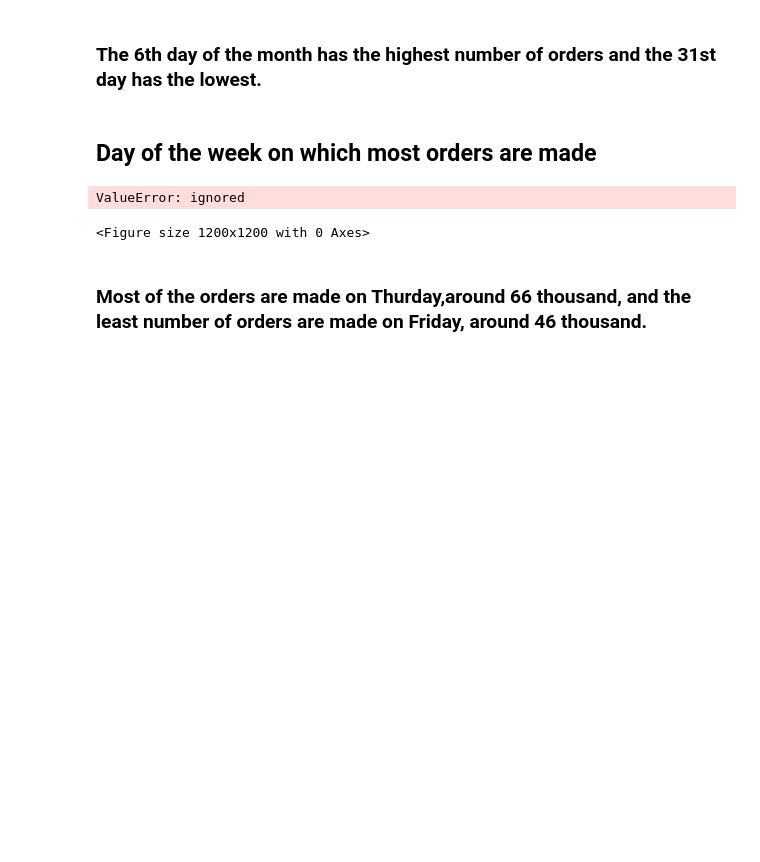
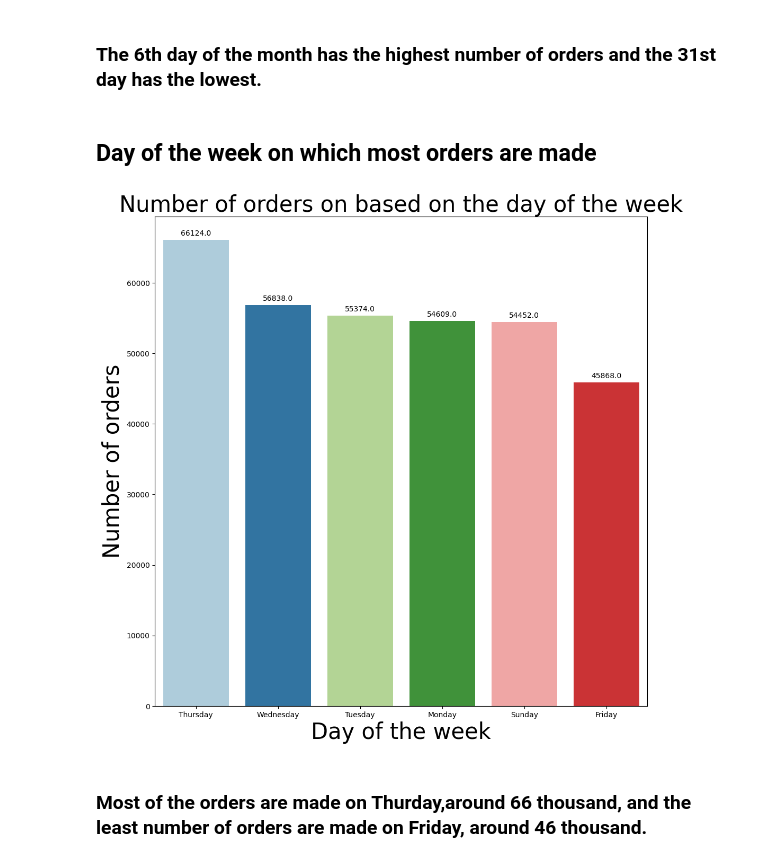
Before and after one commit to vishant750/Online_Retail_Customer_Segmentation, a Jupyter notebook: Online_Retail_Customer_Segmentation.ipynb, the cells around one changed output. Cells and saved outputs as stored; diff of their text form; code cells hidden in the pictures; blank space fills up the shorter version.

```diff
--- a/Online_Retail_Customer_Segmentation.ipynb
+++ b/Online_Retail_Customer_Segmentation.ipynb
@@ -401,10 +404,9 @@ data_visulalization(month_day_df,x='index',y='DayOfM',x_label='Day of the month'
 ## **Day of the week on which most orders are made**
 # %%
 week_day_df=customer_segmentation_df['DayOfW'].value_counts().reset_index().sort_values('DayOfW',ascending=False)
-data_visulalization(month_day_df,x='index',y='DayOfW',x_label='Day of the week',y_label='Number of orders',title='Number of orders on based on the day of the week',rotation=False)
+data_visulalization(week_day_df,x='index',y='DayOfW',x_label='Day of the week',y_label='Number of orders',title='Number of orders on based on the day of the week',rotation=False)
 # %% [output]
-ValueError: ignored
-<Figure size 1200x1200 with 0 Axes>
+[figure, added]
 # %% [markdown]
 ### Most of the orders are made on Thurday,around 66 thousand, and the least number of orders are made on Friday, around 46 thousand.
 # %% [markdown]
```
Also changed, not shown: parts of 22 cells of this notebook.
